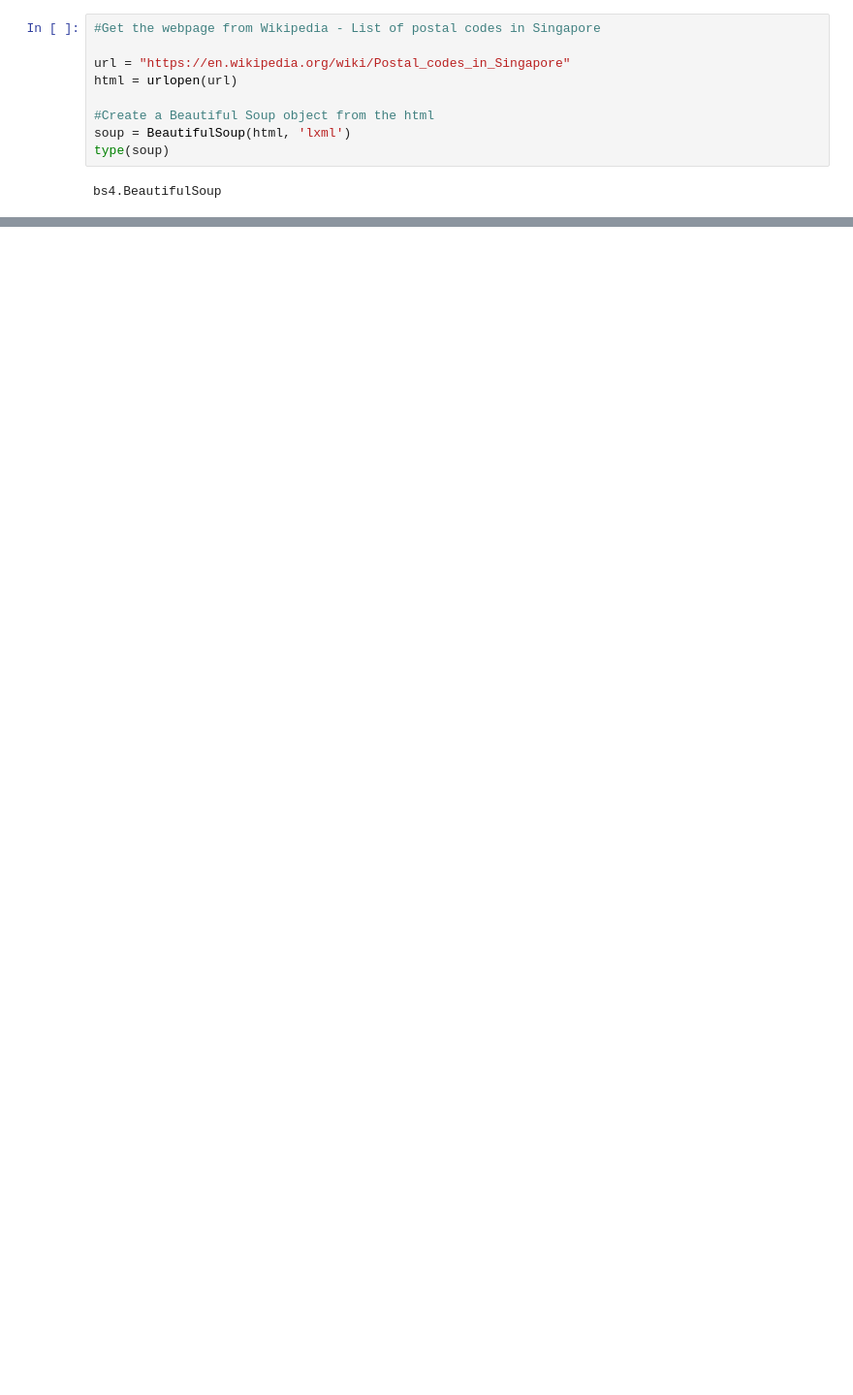
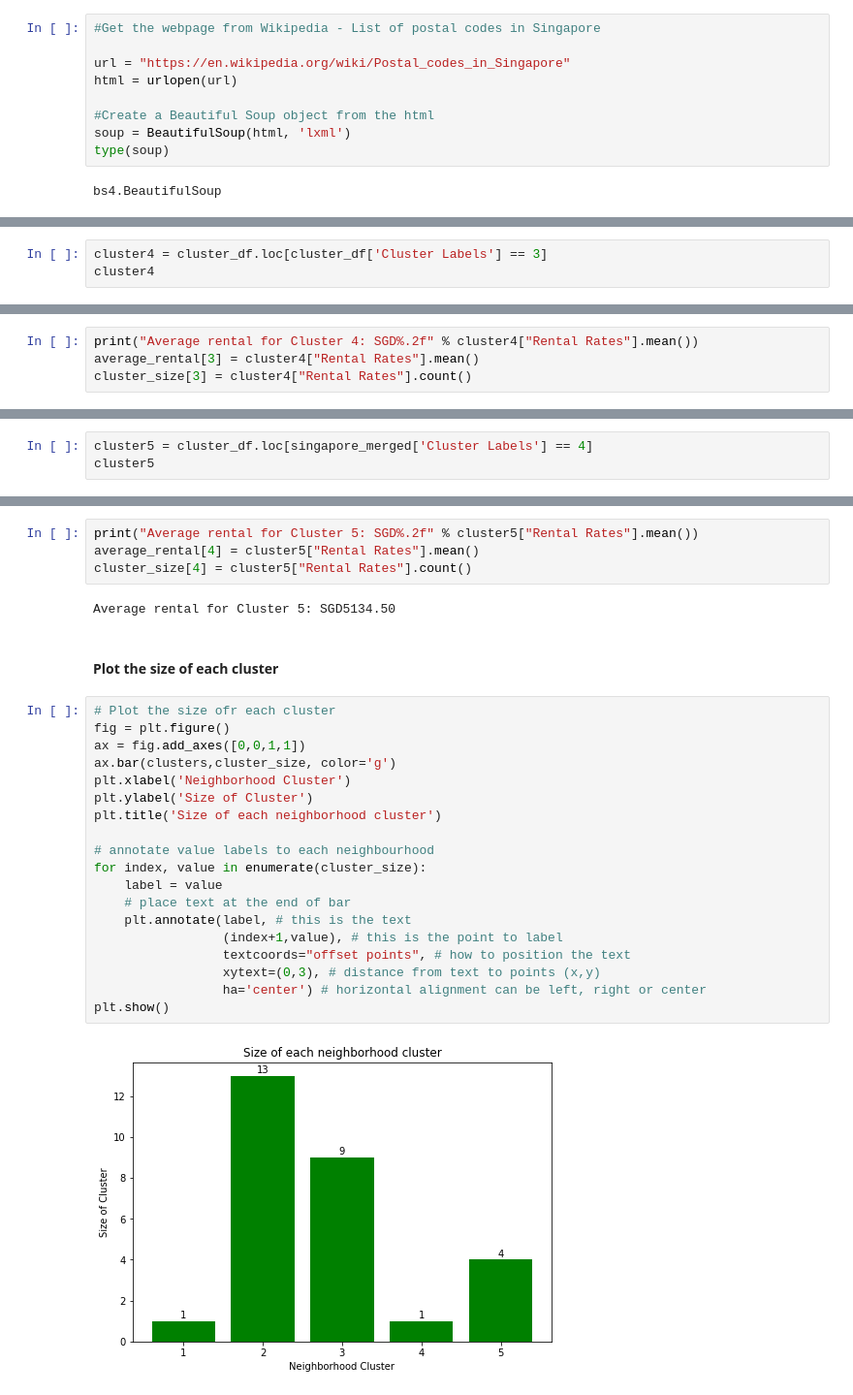
Before and after one commit to fkwokhua/Coursera_Capstone, a Jupyter notebook: Segmenting and Clustering Neighborhoods in Singapore.ipynb, the cells around one changed output, grey strips where cells are left out. Shown at 97% size. Drawn from its saved outputs; the diff is of its cells as text; blank space fills up the shorter version.

```diff
--- a/Segmenting and Clustering Neighborhoods in Singapore.ipynb
+++ b/Segmenting and Clustering Neighborhoods in Singapore.ipynb
@@ -137,0 +650,3 @@ df_lat_long.head(5)
+# %%
+cluster4 = cluster_df.loc[cluster_df['Cluster Labels'] == 3]
+cluster4
@@ -137,0 +656,4 @@ df_lat_long.head(5)
+# %%
+print("Average rental for Cluster 4: SGD%.2f" % cluster4["Rental Rates"].mean())
+average_rental[3] = cluster4["Rental Rates"].mean()
+cluster_size[3] = cluster4["Rental Rates"].count()
@@ -137,0 +664,3 @@ df_lat_long.head(5)
+# %%
+cluster5 = cluster_df.loc[singapore_merged['Cluster Labels'] == 4]
+cluster5
@@ -137,0 +673,29 @@ df_lat_long.head(5)
+# %%
+print("Average rental for Cluster 5: SGD%.2f" % cluster5["Rental Rates"].mean())
+average_rental[4] = cluster5["Rental Rates"].mean()
+cluster_size[4] = cluster5["Rental Rates"].count()
+# %% [output]
+Average rental for Cluster 5: SGD5134.50
+# %% [markdown]
+#### Plot the size of each cluster
+# %%
+# Plot the size ofr each cluster
+fig = plt.figure()
+ax = fig.add_axes([0,0,1,1])
+ax.bar(clusters,cluster_size, color='g')
+plt.xlabel('Neighborhood Cluster')
+plt.ylabel('Size of Cluster')
+plt.title('Size of each neighborhood cluster')
+
+# annotate value labels to each neighbourhood
+for index, value in enumerate(cluster_size):
+    label = value
+    # place text at the end of bar
+    plt.annotate(label, # this is the text
+                 (index+1,value), # this is the point to label
+                 textcoords="offset points", # how to position the text
+                 xytext=(0,3), # distance from text to points (x,y)
+                 ha='center') # horizontal alignment can be left, right or center
+plt.show()
+# %% [output]
+[figure, added]
```
Also changed, not shown: parts of 88 cells of this notebook.
